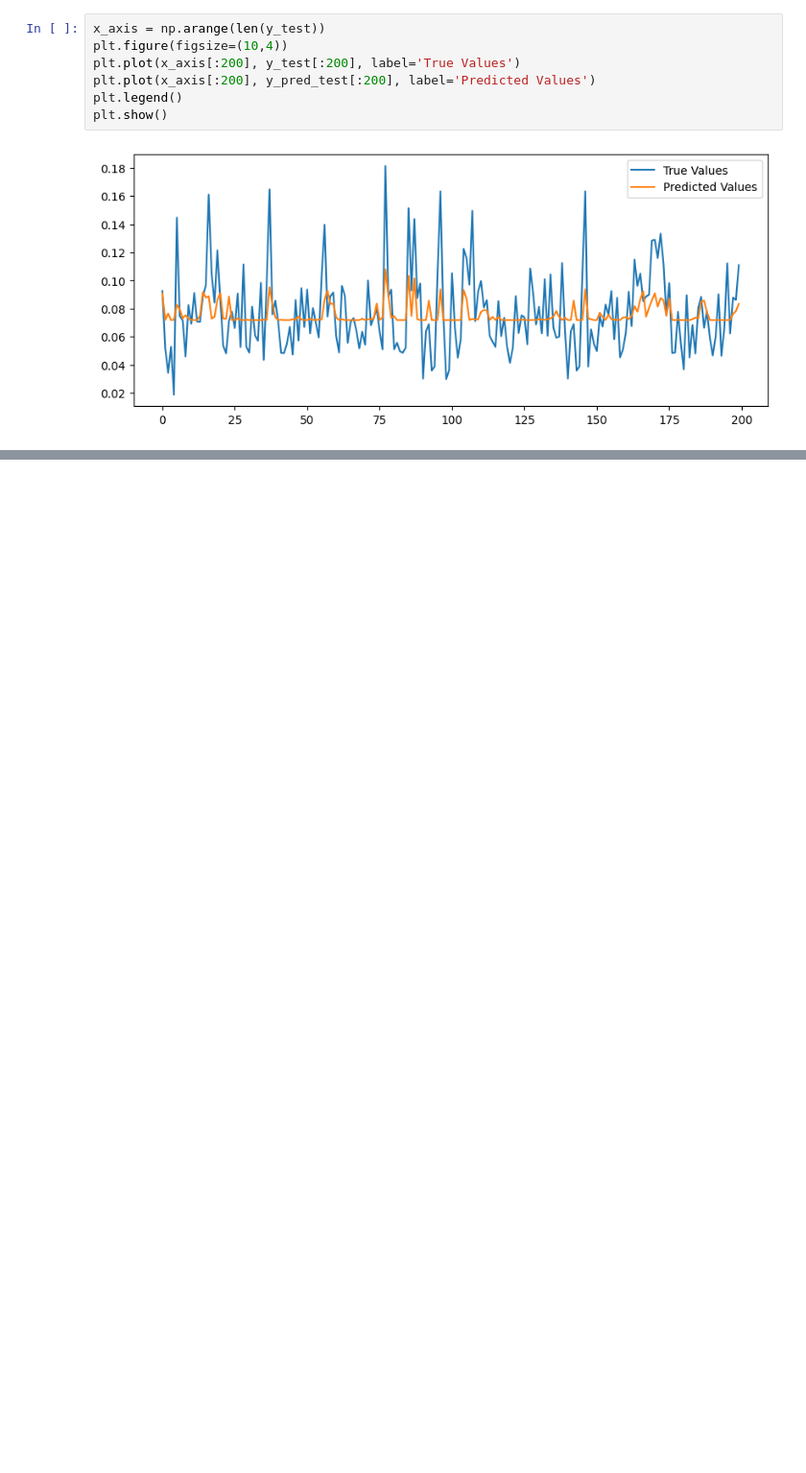
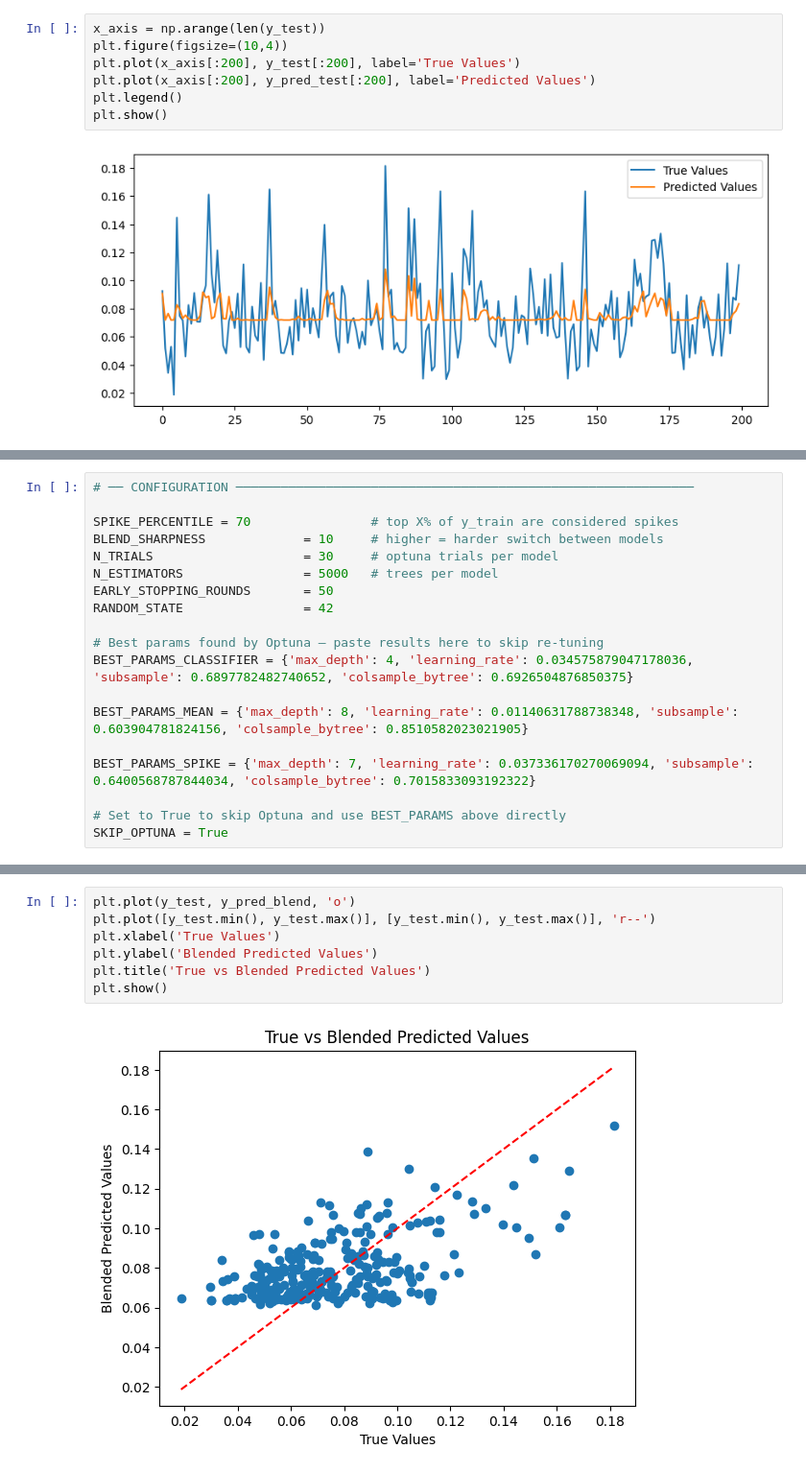
Before and after one commit to Rallermus/AppML-Final-Project, a Jupyter notebook: Rasmus/XGBoostRasmus.ipynb, the cells around one changed output, grey strips where cells are left out. Shown at 96% size. Saved outputs shown, nothing was run; the diff lists cells and outputs as text; blank space fills up the shorter version.

```diff
--- a/Rasmus/XGBoostRasmus.ipynb
+++ b/Rasmus/XGBoostRasmus.ipynb
@@ -142,0 +244,19 @@ plt.show()
+# %%
+# ── CONFIGURATION ─────────────────────────────────────────────────────────────
+
+SPIKE_PERCENTILE = 70                # top X% of y_train are considered spikes
+BLEND_SHARPNESS             = 10     # higher = harder switch between models
+N_TRIALS                    = 30     # optuna trials per model
+N_ESTIMATORS                = 5000   # trees per model
+EARLY_STOPPING_ROUNDS       = 50
+RANDOM_STATE                = 42
+
+# Best params found by Optuna — paste results here to skip re-tuning
+BEST_PARAMS_CLASSIFIER = {'max_depth': 4, 'learning_rate': 0.034575879047178036, 'subsample': 0.6897782482740652, 'colsample_bytree': 0.6926504876850375}
+
+BEST_PARAMS_MEAN = {'max_depth': 8, 'learning_rate': 0.01140631788738348, 'subsample': 0.603904781824156, 'colsample_bytree': 0.8510582023021905}
+
+BEST_PARAMS_SPIKE = {'max_depth': 7, 'learning_rate': 0.037336170270069094, 'subsample': 0.6400568787844034, 'colsample_bytree': 0.7015833093192322}
+
+# Set to True to skip Optuna and use BEST_PARAMS above directly
+SKIP_OPTUNA = True
@@ -142,0 +436,9 @@ plt.show()
+# %%
+plt.plot(y_test, y_pred_blend, 'o')
+plt.plot([y_test.min(), y_test.max()], [y_test.min(), y_test.max()], 'r--')
+plt.xlabel('True Values')
+plt.ylabel('Blended Predicted Values')
+plt.title('True vs Blended Predicted Values')
+plt.show()
+# %% [output]
+[figure, added]
```
Also changed, not shown: parts of 7 cells of this notebook, 1 other file.
